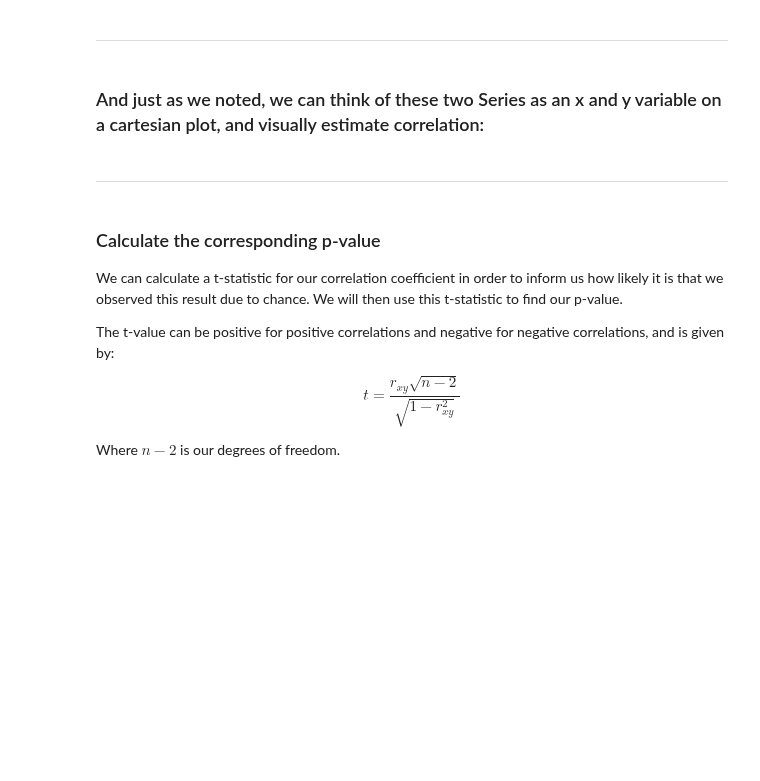
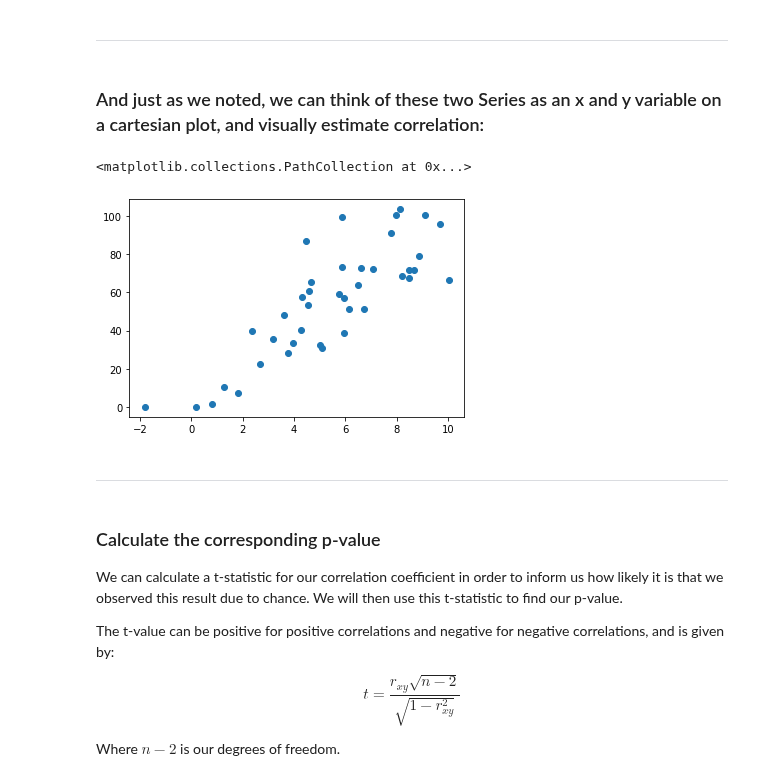
Before and after one commit to CodeupClassroom/florence-statistics-exercises, a Jupyter notebook: Correlation_Lesson.ipynb, the cells around one changed output. Cells and saved outputs as stored; diff of their text form; code cells hidden in the pictures; blank space fills up the shorter version.

```diff
--- a/Correlation_Lesson.ipynb
+++ b/Correlation_Lesson.ipynb
@@ -19,0 +26,3 @@ In this lesson, we will be looking at a dataset of student scores on an exam.
+# %%
+# read in our csv as a dataframe
+df = pd.read_csv('exam_scores.csv')
@@ -37,3 +79,15 @@ r_{xy} = \frac{\frac{1}{n} \sum(x_i - \bar{x})(y_i - \bar{y})}{s_x s_y}
 $$
 # %%
 # let's make a quick little function for standard deviation, and calculate the correlation coefficient:
+# %%
+# define our x and y
+x = df.hours_studied
+y = df.exam_score
+
+def stdev(x):
+    '''
+    returns the float value of standard deviation of input x,
+    an argument representing a pandas Series or 1-D numpy array
+    '''
+    variance =  ((x - x.mean()) ** 2).sum() / n
+    return variance ** 0.5
@@ -41,6 +105,11 @@ $$
 <hr style="border-top: 10px groove green; margin-top: 1px; margin-bottom: 1px"></hr>
 # %% [markdown]
 ### And just as we noted, we can think of these two Series as an x and y variable on a cartesian plot, and visually estimate correlation:
+# %%
+plt.scatter(x, y)
+# %% [output]
+<matplotlib.collections.PathCollection at 0x...>
+[figure, added]
 # %% [markdown]
 <hr style="border-top: 10px groove cyan; margin-top: 1px; margin-bottom: 1px"></hr>
 # %% [markdown]
```
Also changed, not shown: parts of 42 cells of this notebook.
